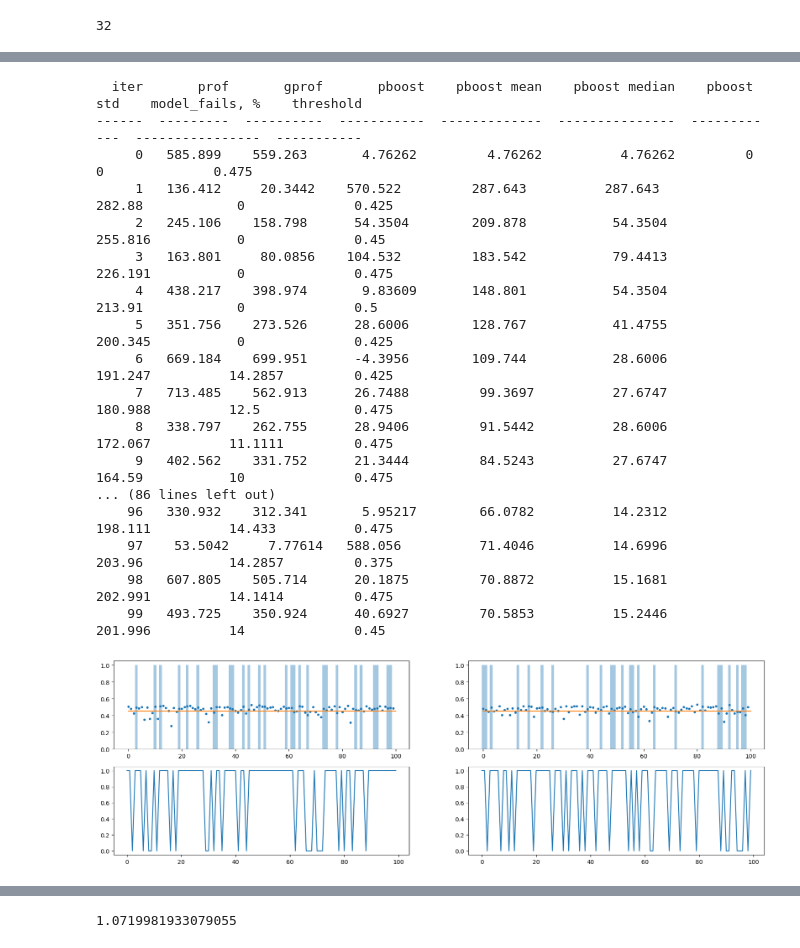
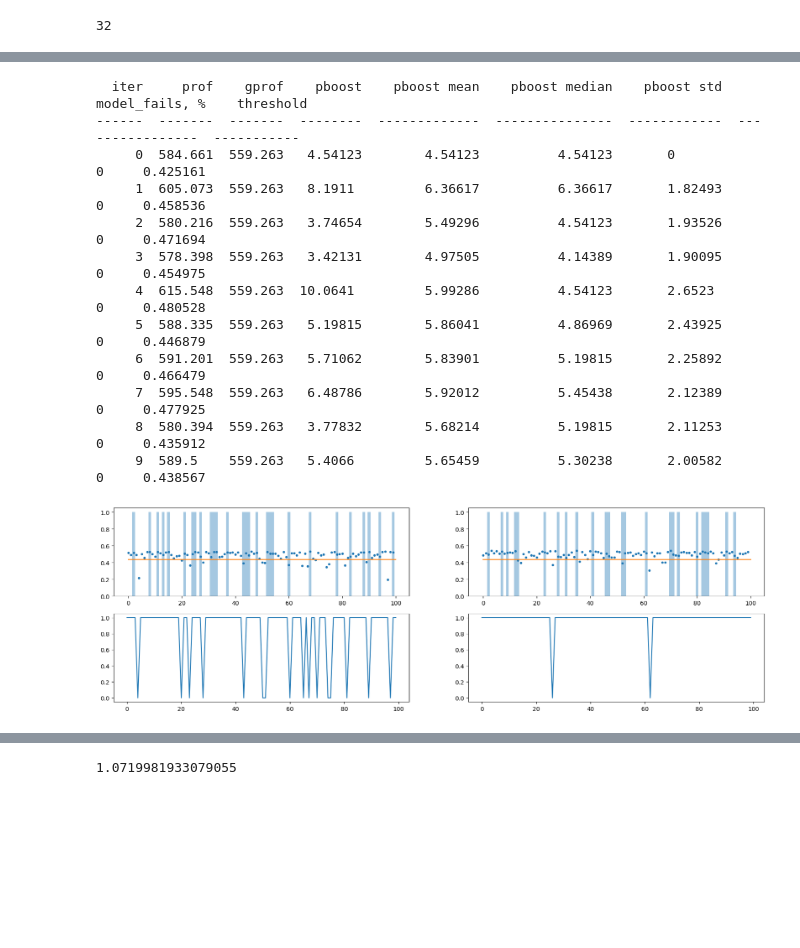
Before and after one commit to binrey/MLTR, a Jupyter notebook: train.ipynb, the cells around one changed output, grey strips where cells are left out. Drawn from its saved outputs; the diff is of its cells as text; code cells hidden in the pictures; blank space fills up the shorter version.

```diff
--- a/train.ipynb
+++ b/train.ipynb
@@ -32,7 +32,7 @@ from backtest import DataParser, MovingWindow
 import numpy as np
 
 
-fsize = 128
+fsize = 64
 tfdict = {"M5":0, "M15":1, "H1":2}
 X, y, poslist = [], [], []
 for btest in btests:
@@ -60,7 +60,7 @@ print(f"{X[0, 0, -2, 0]:8.0f} -> {X[-1, 0, -2, 0]:8.0f}")
 20180600 -> 20201230
 # %%
 def smooth_bin_labels(y, dp=0.3):
-    y = y.astype(float)
+    y = y.astype(np.float32)
     d = np.random.uniform(0, dp, sum(y[:, 0]==0))
     y[y[:, 0]==0, 0] = d
     y[y[:, 1]==1, 1] = 1-d
@@ -84,19 +84,24 @@ def calc_weights(predicts, th):
     p = (predicts > th).astype(np.float32)
     return p
     #return np.clip((predicts+th)**30, 0, 1)
+
+def calc_weights2(predicts, th):
+    p = (predicts>th).sum(axis=0)/predicts.shape[0] >= 0.1
+    #p = np.median(predicts, axis=0) > th
+    return p
 # %%
 from sklearn.metrics import f1_score
 import torch
 device = "mps"
 
-nitrers = 100
+nitrers = 10
 test_split_size = 0.2
 calc_test = False
 id2tf = {v:k for k, v in tfdict.items()}
 
 pprofits, gprofits, metrics, table = np.zeros((3, nitrers)), np.zeros((3, nitrers)), np.zeros((2, nitrers)), []
 for i in range(nitrers):
-    if i >= 0:
+    if i == 0:
         np.random.seed(i)
         X_train, X_test, y_train, y_test, profs_train, profs_test, tf_test = get_data(X, y, test_split_size)
     X_train = torch.tensor(X_train).float().to(device)
@@ -105,22 +110,23 @@ for i in range(nitrers):
     model.eval()
     p_test = model(X_test).detach().cpu().numpy().squeeze()[:, 0]
     p_train = model(X_train).detach().cpu().numpy().squeeze()[:, 0]
-    # for m in range(9):
-    #     np.random.seed(i+10)
-    #     model = train(X_train, y_train, X_test, smooth_prob_labels(y_test), batch_size=256, device=device, calc_test=False)
-    #     model.eval()
-    #     p_test_ = model(X_test).detach().cpu().numpy().squeeze()[:, 0]
-    #     p_train_ = model(X_train[:y_test.shape[0]]).detach().cpu().numpy().squeeze()[:, 0]
-    #     p_test = (p_test + p_test_)/2
-    #     p_train = (p_train + p_train_)/2
+
+    p_test = np.expand_dims(p_test, 0)
+    for m in range(9):
+        np.random.seed(m+100)
+        train_ids = np.random.choice(np.arange(y_train.shape[0]), int(y_train.shape[0]*0.7))
+        model = train(X_train[train_ids], y_train[train_ids], X_test, y_test, batch_size=512, device=device, calc_test=False)
+        model.eval()
+        p_test_ = model(X_test).detach().cpu().numpy().squeeze()[:, 0]
+        p_test = np.vstack([p_test, p_test_])
 
     profsum_best, threshold = -999999, np.percentile(p_train, 20)
-    for th in np.arange(0., 0.9, 0.025):
-        w_profs_train = calc_weights(p_train, th)
-        profsum = (profs_train*w_profs_train).sum()
-        if profsum > profsum_best:
-            profsum_best = profsum
-            threshold = th
+    # for th in np.arange(0., 0.9, 0.025):
+    #     w_profs_train = calc_weights(p_train, th)
+    #     profsum = (profs_train*w_profs_train).sum()
+    #     if profsum > profsum_best:
+    #         profsum_best = profsum
+    #         threshold = th
 
     w_profs_train = calc_weights(p_train, threshold)
     # metrics[0, i] = f1_score(p_train>0.5, y_train[:, 0]>0.5)
@@ -129,7 +135,7 @@ for i in range(nitrers):
     if test_split_size > 0:
         # metrics[1, i] = f1_score(p_test>0.5, y_test[:, 0]>0.5)
         # print(f"f1_test: {metrics[1, i]:5.3f}")
-        w_profs_test = calc_weights(p_test, threshold)
+        w_profs_test = calc_weights2(p_test, threshold)
         for j in range(3):
             ids = tf_test == j
             pprofits[j, i] = (profs_test[ids]*w_profs_test[ids]).sum()
@@ -149,49 +155,46 @@ for i in range(nitrers):
 
         # print(f"profit boost mean: {prof_boost_mean}")
         # print(f"profit boost median: {prof_boost_median}")
         # print(f"profit boost std: {prof_boost_std}")
         # metrics_mean, metrics_std = metrics.mean(1, where=metrics!=0), metrics.std(1, where=metrics!=0)
         # print(f"metrics train/val means: {metrics_mean}, std: {metrics_std}")
         # print(f"overfitting mean: {metrics_mean[0]/metrics_mean[1]}, std: {metrics_std[0]/metrics_std[1]}\n")
     else:
         print()
+
 plt.figure(figsize=(20, 6))
 plt.subplot(2, 2, 1)
 plt.plot(p_train[:100], ".")
 plt.bar(np.arange(100), y_train[:100, 0], width=[1]*100, alpha=0.4)
 plt.plot([0, 100], [threshold, threshold])
 if len(p_test):
+    p_test4show = np.median(p_test, axis=0)
     plt.subplot(2, 2, 2)
-    plt.plot(p_test[:100], ".")
+    plt.plot(p_test4show[:100], ".")
     plt.bar(np.arange(100), y_test[:100, 0], width=[1]*100, alpha=0.4)
     # plt.bar(np.arange(100), profs_test[:100], width=[1]*100, alpha=0.2)
     plt.plot([0, 100], [threshold, threshold])
     plt.subplot(2, 2, 3)
     plt.plot(w_profs_train[:100])
     plt.subplot(2, 2, 4)
     plt.plot(w_profs_test[:100])
     # plt.plot(profs_test[:100]*w_profs_test[:100])
     # plt.plot(profs_test[:100], linewidth=3, alpha=0.5)
 
 
 model.set_threshold(threshold)
 torch.save(model.state_dict(), "model.pth")
 # %% [output]
-  iter       prof       gprof       pboost    pboost mean    pboost median    pboost std    model_fails, %    threshold
-------  ---------  ----------  -----------  -------------  ---------------  ------------  ----------------  -----------
-     0   585.899    559.263       4.76262         4.76262          4.76262         0               0              0.475
-     1   136.412     20.3442    570.522         287.643          287.643         282.88            0              0.425
-     2   245.106    158.798      54.3504        209.878           54.3504        255.816           0              0.45
-     3   163.801     80.0856    104.532         183.542           79.4413        226.191           0              0.475
-     4   438.217    398.974       9.83609       148.801           54.3504        213.91            0              0.5
-     5   351.756    273.526      28.6006        128.767           41.4755        200.345           0              0.425
-     6   669.184    699.951      -4.3956        109.744           28.6006        191.247          14.2857         0.425
-     7   713.485    562.913      26.7488         99.3697          27.6747        180.988          12.5            0.475
-     8   338.797    262.755      28.9406         91.5442          28.6006        172.067          11.1111         0.475
-     9   402.562    331.752      21.3444         84.5243          27.6747        164.59           10              0.475
-... (86 lines left out)
-    96   330.932    312.341       5.95217        66.0782          14.2312        198.111          14.433          0.475
-    97    53.5042     7.77614   588.056          71.4046          14.6996        203.96           14.2857         0.375
-    98   607.805    505.714      20.1875         70.8872          15.1681        202.991          14.1414         0.475
-    99   493.725    350.924      40.6927         70.5853          15.2446        201.996          14              0.45
+  iter     prof    gprof    pboost    pboost mean    pboost median    pboost std    model_fails, %    threshold
+------  -------  -------  --------  -------------  ---------------  ------------  ----------------  -----------
+     0  584.661  559.263   4.54123        4.54123          4.54123       0                       0     0.425161
+     1  605.073  559.263   8.1911         6.36617          6.36617       1.82493                 0     0.458536
+     2  580.216  559.263   3.74654        5.49296          4.54123       1.93526                 0     0.471694
+     3  578.398  559.263   3.42131        4.97505          4.14389       1.90095                 0     0.454975
+     4  615.548  559.263  10.0641         5.99286          4.54123       2.6523                  0     0.480528
+     5  588.335  559.263   5.19815        5.86041          4.86969       2.43925                 0     0.446879
+     6  591.201  559.263   5.71062        5.83901          5.19815       2.25892                 0     0.466479
+     7  595.548  559.263   6.48786        5.92012          5.45438       2.12389                 0     0.477925
+     8  580.394  559.263   3.77832        5.68214          5.19815       2.11253                 0     0.435912
+     9  589.5    559.263   5.4066         5.65459          5.30238       2.00582                 0     0.438567
-[figure, old version]
+[figure, new version]
```
Also changed, not shown: parts of 3 cells of this notebook.
